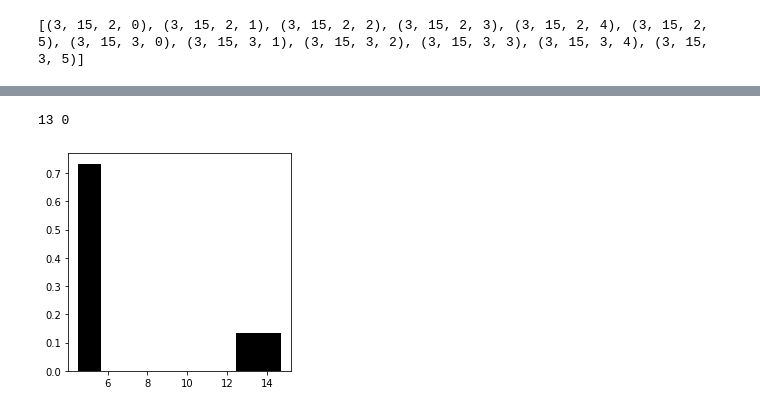
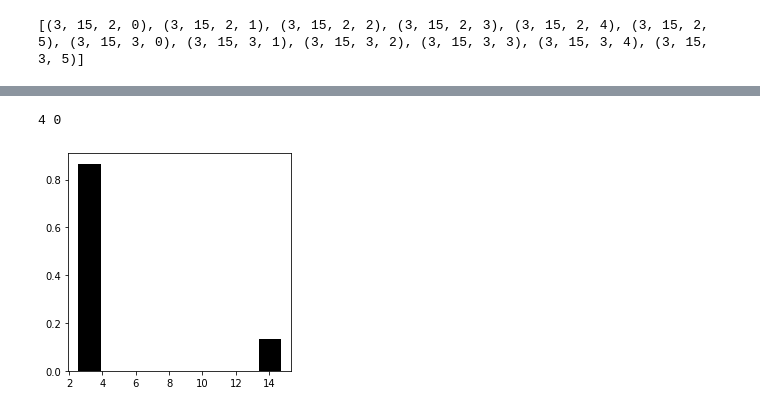
Before and after one commit to noahberthusen/qecc_routing, a Jupyter notebook: src_py/quasi-cyclic/quasi-cyclic.ipynb, the cells around one changed output, grey strips where cells are left out. Cells and saved outputs as stored; diff of their text form; code cells hidden in the pictures.

```diff
--- a/src_py/quasi-cyclic/quasi-cyclic.ipynb
+++ b/src_py/quasi-cyclic/quasi-cyclic.ipynb
@@ -36,7 +37,8 @@ code = codes[5]
 # code = [30,6,21,1,2,0,17,4] # [[360,8,12]] 0.9774
 # code = [30,6,27,5,4,3,11,22] # [[360,12,12]] 0.9774
 # code = [30,6,21,4,5,3,23,7] # [[360,8,12]] 0.9794
-code = [15,3,11,1,0,0,14,13]
+# code = [15,3,11,1,0,0,14,13]
+code = [15,3,11,2,0,0,11,13]
 # %%
 def cyclic_shift_matrix(l):
     arr = np.eye(l, dtype=int)
@@ -255,0 +268,27 @@ ax.scatter(*zip(*gen_qbts), s=100, c='k')
+# %%
+for i, x_check in enumerate(x_checks):
+    gen_qbts = qbts[np.where(Hx[i])[0]]
+
+    nonlocal_qbts = []
+    for qbt in gen_qbts:
+        if (abs(qbt[0] - x_check[0]) + abs(qbt[1] - x_check[1])) > 1:
+            nonlocal_qbts.append(qbt)
+
+    print([nonlocal_qbts, x_check], end=", ")
+    # if (len(nonlocal_qbts) > 2): print(f'more than 2 nonlocal', end=" ")
+    if make_circle(gen_qbts)[2] > 10: print('large', end=" ")
+    print()
+
+print()
+# for i, z_check in enumerate(z_checks):
+#     gen_qbts = qbts[np.where(Hz[i])[0]]
+
+#     nonlocal_qbts = []
+#     for qbt in gen_qbts:
+#         if (abs(qbt[0] - z_check[0]) + abs(qbt[1] - z_check[1])) > 1:
+#             nonlocal_qbts.append(qbt)
+
+#     print([nonlocal_qbts, z_check], end=", ")
+#     # if (len(nonlocal_qbts) > 2): print(f'more than 2 nonlocal', end=" ")
+#     if make_circle(gen_qbts)[2] > 10: print('large', end=" ")
+#     print()
@@ -256,23 +313,23 @@ ax.scatter(*zip(*gen_qbts), s=100, c='k')
 # %%
 x_rs = []
 z_rs = []
 for i in range(m*ell):
     gen_qbts = qbts[np.where(Hx[i])[0]]
     x_rs.append(make_circle(gen_qbts)[2])
-# for i in range(m*ell):
-#     gen_qbts = qbts[np.where(Hz[i])[0]]
-#     z_rs.append(make_circle(gen_qbts)[2])
+for i in range(m*ell):
+    gen_qbts = qbts[np.where(Hz[i])[0]]
+    z_rs.append(make_circle(gen_qbts)[2])
 
 fig, ax = plt.subplots(1, 1, figsize=(4,4))
 rs = x_rs
 bins = np.linspace(min(rs), max(rs), 10)
 counts, _ = np.histogram(rs, bins=bins)
 counts_weighter = counts.sum()
 ax.hist(bins[:-1], bins=bins, weights=counts/counts_weighter, color='black')
 print(np.argmin(rs), np.argmax(rs))
 # %% [output]
-13 0
+4 0
-[figure, old version]
+[figure, new version]
 # %%
 rs = []
 for i in range(m*ell):
```
Also changed, not shown: parts of 10 cells of this notebook, 8 other files.
